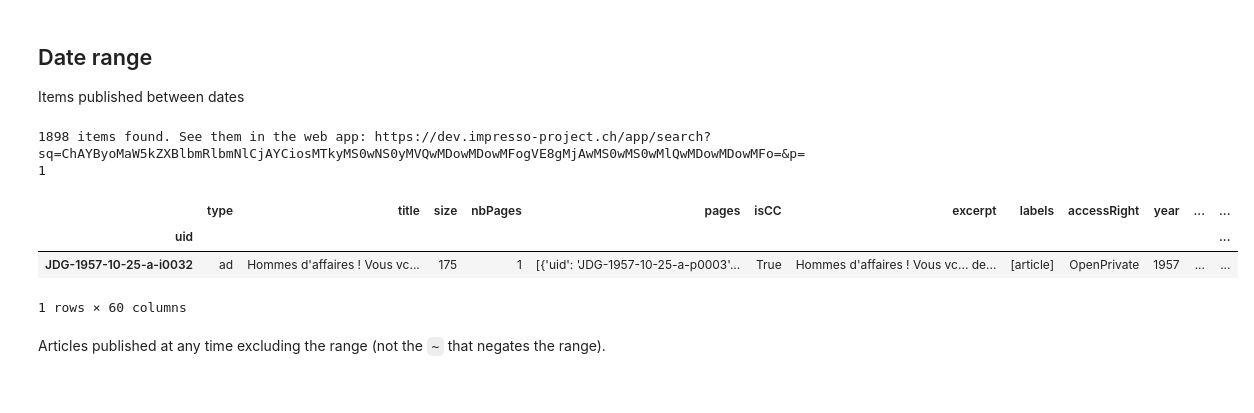
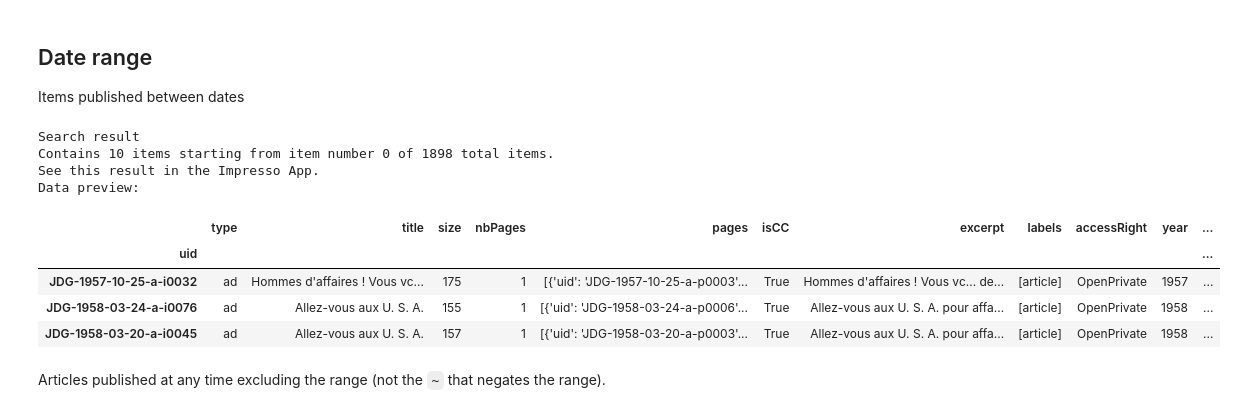
Before and after one commit to impresso/impresso-py, a Jupyter notebook: examples/notebooks/search.ipynb, the cells around one changed output. Saved outputs shown, nothing was run; the diff lists cells and outputs as text; code cells hidden in the pictures.

```diff
--- a/examples/notebooks/search.ipynb
+++ b/examples/notebooks/search.ipynb
@@ -185,15 +205,17 @@ Items published between dates
 # %%
 from impresso import DateRange
 
-result = impresso.search.find(q="independence", date_range=DateRange("1921-05-21", "2001-01-02"))
-print(f"{result.total} items found. See them in the web app: {result.url}")
-result.df.head(1)
+impresso.search.find(q="independence", date_range=DateRange("1921-05-21", "2001-01-02"))
 # %% [output]
-1898 items found. See them in the web app: https://dev.impresso-project.ch/app/search?sq=ChAYByoMaW5kZXBlbmRlbmNlCjAYCiosMTkyMS0wNS0yMVQwMDowMDowMFogVE8gMjAwMS0wMS0wMlQwMDowMDowMFo=&p=1
+Search result
+Contains 10 items starting from item number 0 of 1898 total items.
+See this result in the Impresso App.
+Data preview:
-|  | type | title | size | nbPages | pages | isCC | excerpt | labels | accessRight | year | ... | ... |
-| uid |  |  |  |  |  |  |  |  |  |  |  | ... |
-| JDG-1957-10-25-a-i0032 | ad | Hommes d'affaires ! Vous vc... | 175 | 1 | [{'uid': 'JDG-1957-10-25-a-p0003'... | True | Hommes d'affaires ! Vous vc... de... | [article] | OpenPrivate | 1957 | ... | ... |
+|  | type | title | size | nbPages | pages | isCC | excerpt | labels | accessRight | year | ... |
+| uid |  |  |  |  |  |  |  |  |  |  | ... |
+| JDG-1957-10-25-a-i0032 | ad | Hommes d'affaires ! Vous vc... | 175 | 1 | [{'uid': 'JDG-1957-10-25-a-p0003'... | True | Hommes d'affaires ! Vous vc... de... | [article] | OpenPrivate | 1957 | ... |
+| JDG-1958-03-24-a-i0076 | ad | Allez-vous aux U. S. A. | 155 | 1 | [{'uid': 'JDG-1958-03-24-a-p0006'... | True | Allez-vous aux U. S. A. pour affa... | [article] | OpenPrivate | 1958 | ... |
+| JDG-1958-03-20-a-i0045 | ad | Allez-vous aux U. S. A. | 157 | 1 | [{'uid': 'JDG-1958-03-20-a-p0003'... | True | Allez-vous aux U. S. A. pour affa... | [article] | OpenPrivate | 1958 | ... |
-1 rows × 60 columns
 # %% [markdown]
 Articles published at any time excluding the range (not the `~` that negates the range).
 # %%
```
Also changed, not shown: parts of 64 cells of this notebook, 3 other files.
